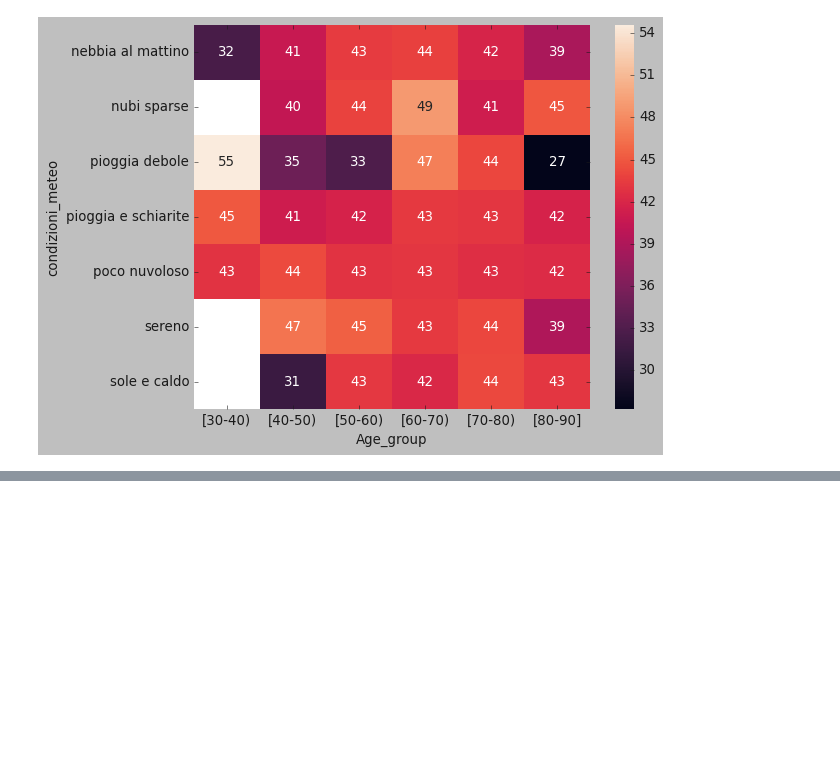
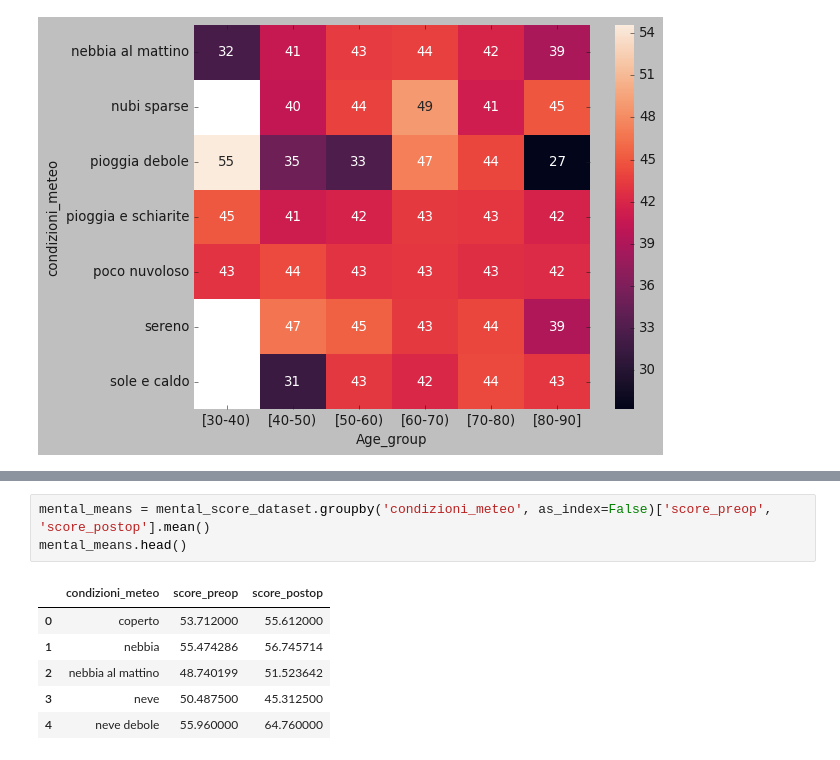
Before and after one commit to giocoal/surgery-PROMs-score-and-weather-conditions-data-visualizations, a Jupyter notebook: Compitino.ipynb, the cells around one changed output, grey strips where cells are left out. Drawn from its saved outputs; the diff is of its cells as text; blank space fills up the shorter version.

```diff
--- a/Compitino.ipynb
+++ b/Compitino.ipynb
@@ -526,0 +544,10 @@ sns.heatmap(temp, annot=True)
+# %%
+mental_means = mental_score_dataset.groupby('condizioni_meteo', as_index=False)['score_preop', 'score_postop'].mean()
+mental_means.head()
+# %% [output]
+|  | condizioni_meteo | score_preop | score_postop |
+| 0 | coperto | 53.712000 | 55.612000 |
+| 1 | nebbia | 55.474286 | 56.745714 |
+| 2 | nebbia al mattino | 48.740199 | 51.523642 |
+| 3 | neve | 50.487500 | 45.312500 |
+| 4 | neve debole | 55.960000 | 64.760000 |
```
Also changed, not shown: parts of 6 cells of this notebook.
